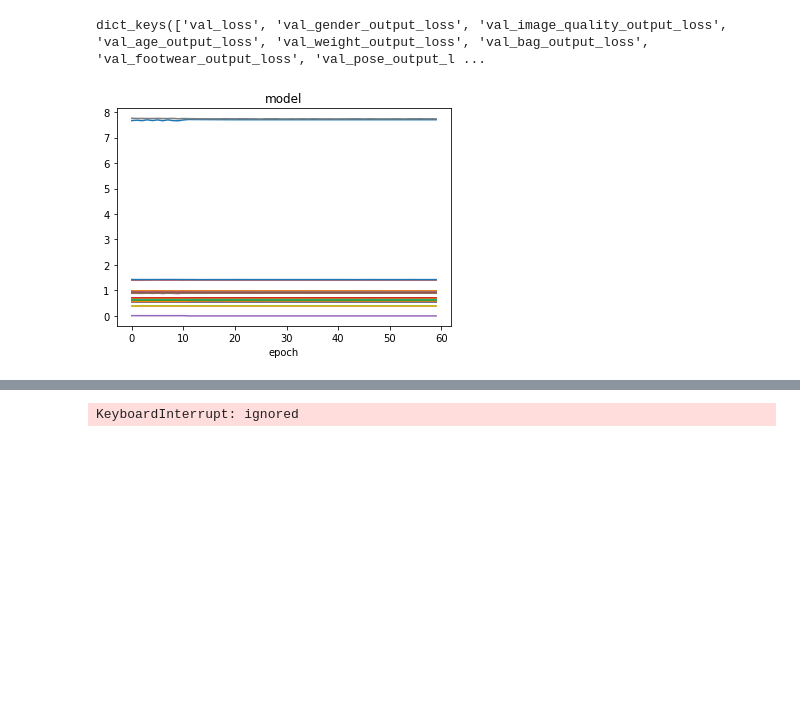
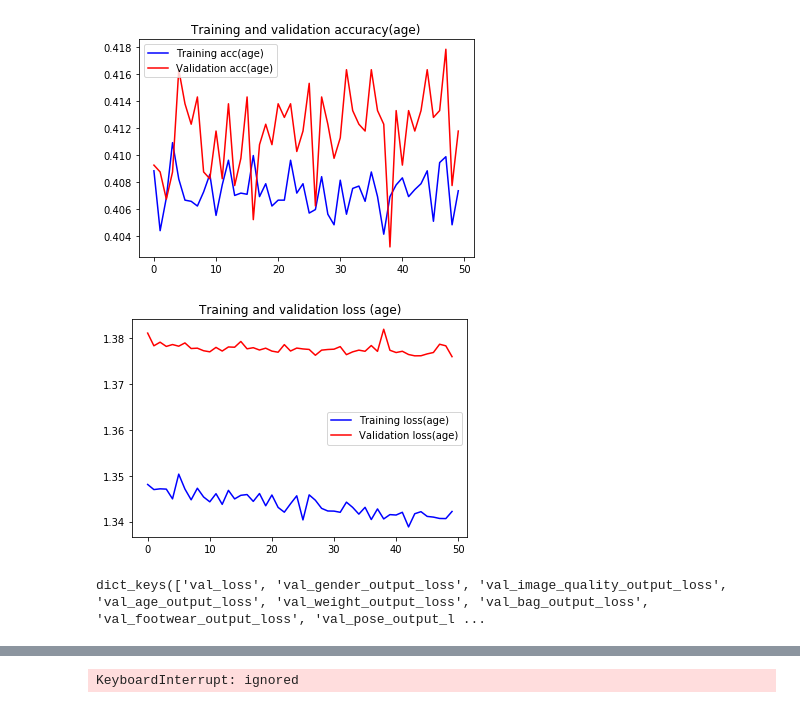
Before and after one commit to praveenraghuvanshi1512/EIP4, a Jupyter notebook: Session5/Assignment5/EIP4_A5_Praveen_Raghuvanshi.ipynb, the cells around one changed output, grey strips where cells are left out. Drawn from its saved outputs; the diff is of its cells as text; code cells hidden in the pictures; blank space fills up the shorter version.

```diff
--- a/Session5/Assignment5/EIP4_A5_Praveen_Raghuvanshi.ipynb
+++ b/Session5/Assignment5/EIP4_A5_Praveen_Raghuvanshi.ipynb
@@ -310,0 +393,17 @@ H = model.fit_generator(
+# %%
+# Load best model and re-train
+model = load_model('/content/saved_models/model.037.h5')
+
+K.set_value(model.optimizer.lr, 0.00001)
+lr = K.get_value(model.optimizer.lr)
+print(lr)
+
+H = model.fit_generator(
+    generator=train_gen,
+    validation_data=valid_gen,
+    use_multiprocessing=True,
+    workers=5,
+    epochs=50,
+    verbose=1,
+    callbacks=callbacks
+)
@@ -311,57 +450,9 @@ H = model.fit_generator(
+# %%
+plot_loss_acc_age(H)
+# %% [output]
+[figure, added]
+[figure, added]
 # %%
 print(H.history.keys())
 # %% [output]
 dict_keys(['val_loss', 'val_gender_output_loss', 'val_image_quality_output_loss', 'val_age_output_loss', 'val_weight_output_loss', 'val_bag_output_loss', 'val_footwear_output_loss', 'val_pose_output_l ...
-# %%
-def plot(history):
-  # summarize history for accuracy
-
-  for k in history.history.keys():
-    plt.plot(history.history[k])
-  plt.title('model')
-  plt.xlabel('epoch')
-  # plt.legend(['val_loss',
-  #             'val_gender_output_loss',
-  #             'val_image_quality_output_loss',
-  #             'val_age_output_loss',
-  #             'val_weight_output_loss',
-  #             'val_bag_output_loss',
-  #             'val_footwear_output_loss',
-  #             'val_pose_output_loss',
-  #             'val_emotion_output_loss',
-  #             'val_gender_output_acc',
-  #             'val_image_quality_output_acc',
-  #             'val_age_output_acc',
-  #             'val_weight_output_acc',
-  #             'val_bag_output_acc',
-  #             'val_footwear_output_acc',
-  #             'val_pose_output_acc',
-  #             'val_emotion_output_acc',
-  #             'loss',
-  #             'gender_output_loss',
-  #             'image_quality_output_loss',
-  #             'age_output_loss',
-  #             'weight_output_loss',
-  #             'bag_output_loss',
-  #             'footwear_output_loss',
-  #             'pose_output_loss',
-  #             'emotion_output_loss',
-  #             'gender_output_acc',
-  #             'image_quality_output_acc',
-  #             'age_output_acc',
-  #             'weight_output_acc',
-  #             'bag_output_acc',
-  #             'footwear_output_acc', 'pose_output_acc', 'emotion_output_acc'], loc='upper left')
-  plt.show()
-  # summarize history for loss
-  # plt.plot(history.history['loss'])
-  # plt.plot(history.history['val_loss'])
-  # plt.title('model loss')
-  # plt.ylabel('loss')
-  # plt.xlabel('epoch')
-  # plt.legend(['train', 'test'], loc='upper left')
-  # plt.show()
-
-plot(H)
-# %% [output]
-[figure, removed]
```
Also changed, not shown: parts of 18 cells of this notebook.
